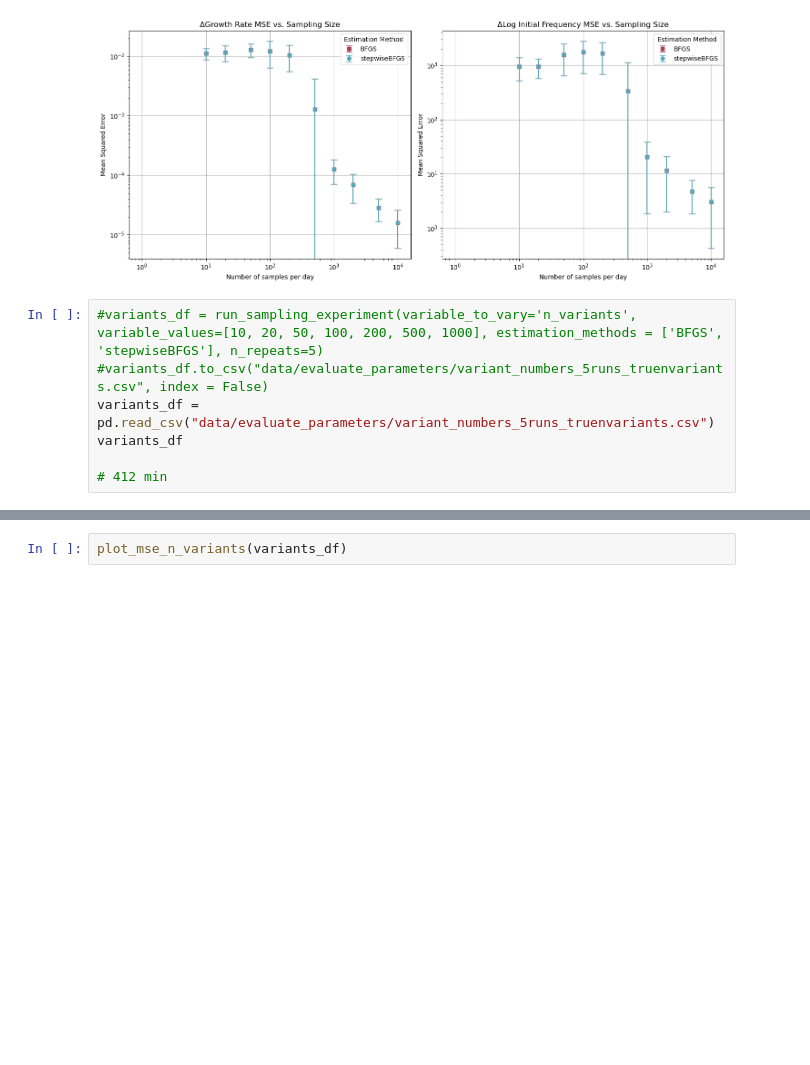
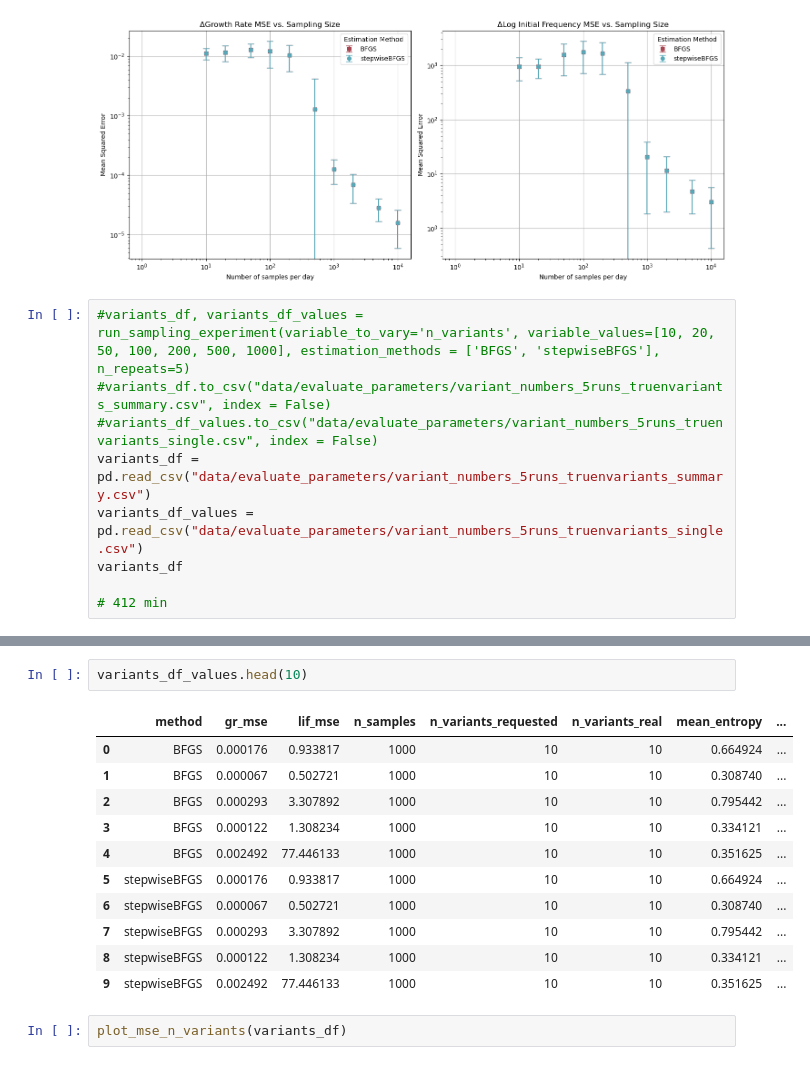
Before and after one commit to marie3003/mlr_predict_variant_composition, a Jupyter notebook: evaluate_estimation_methods.ipynb, the cells around one changed output, grey strips where cells are left out. Cells and saved outputs as stored; diff of their text form; blank space fills up the shorter version.

```diff
--- a/evaluate_estimation_methods.ipynb
+++ b/evaluate_estimation_methods.ipynb
@@ -85,9 +85,11 @@ plot_mse_sampling_size(samples_df, ['BFGS', 'stepwiseBFGS'])
 # %% [output]
 [figure]
 # %%
-#variants_df = run_sampling_experiment(variable_to_vary='n_variants', variable_values=[10, 20, 50, 100, 200, 500, 1000], estimation_methods = ['BFGS', 'stepwiseBFGS'], n_repeats=5)
-#variants_df.to_csv("data/evaluate_parameters/variant_numbers_5runs_truenvariants.csv", index = False)
-variants_df = pd.read_csv("data/evaluate_parameters/variant_numbers_5runs_truenvariants.csv")
+#variants_df, variants_df_values = run_sampling_experiment(variable_to_vary='n_variants', variable_values=[10, 20, 50, 100, 200, 500, 1000], estimation_methods = ['BFGS', 'stepwiseBFGS'], n_repeats=5)
+#variants_df.to_csv("data/evaluate_parameters/variant_numbers_5runs_truenvariants_summary.csv", index = False)
+#variants_df_values.to_csv("data/evaluate_parameters/variant_numbers_5runs_truenvariants_single.csv", index = False)
+variants_df = pd.read_csv("data/evaluate_parameters/variant_numbers_5runs_truenvariants_summary.csv")
+variants_df_values = pd.read_csv("data/evaluate_parameters/variant_numbers_5runs_truenvariants_single.csv")
 variants_df
 
 # 412 min
@@ -100,6 +102,20 @@ variants_df
 | 4 | 1000 | 200 | 0.071429 | 3400 | 0.003823 | 0.003253 | ... |
 | 5 | 1000 | 500 | 0.071429 | 8000 | 0.004097 | 0.003117 | ... |
 | 6 | 1000 | 1000 | 0.071429 | 15000 | 0.007998 | 0.007181 | ... |
+# %%
+variants_df_values.head(10)
+# %% [output]
+|  | method | gr_mse | lif_mse | n_samples | n_variants_requested | n_variants_real | mean_entropy | ... |
+| 0 | BFGS | 0.000176 | 0.933817 | 1000 | 10 | 10 | 0.664924 | ... |
+| 1 | BFGS | 0.000067 | 0.502721 | 1000 | 10 | 10 | 0.308740 | ... |
+| 2 | BFGS | 0.000293 | 3.307892 | 1000 | 10 | 10 | 0.795442 | ... |
+| 3 | BFGS | 0.000122 | 1.308234 | 1000 | 10 | 10 | 0.334121 | ... |
+| 4 | BFGS | 0.002492 | 77.446133 | 1000 | 10 | 10 | 0.351625 | ... |
+| 5 | stepwiseBFGS | 0.000176 | 0.933817 | 1000 | 10 | 10 | 0.664924 | ... |
+| 6 | stepwiseBFGS | 0.000067 | 0.502721 | 1000 | 10 | 10 | 0.308740 | ... |
+| 7 | stepwiseBFGS | 0.000293 | 3.307892 | 1000 | 10 | 10 | 0.795442 | ... |
+| 8 | stepwiseBFGS | 0.000122 | 1.308234 | 1000 | 10 | 10 | 0.334121 | ... |
+| 9 | stepwiseBFGS | 0.002492 | 77.446133 | 1000 | 10 | 10 | 0.351625 | ... |
 # %%
 plot_mse_n_variants(variants_df)
 # %% [output]
```
Also changed, not shown: parts of 13 cells of this notebook, 3 other files.
